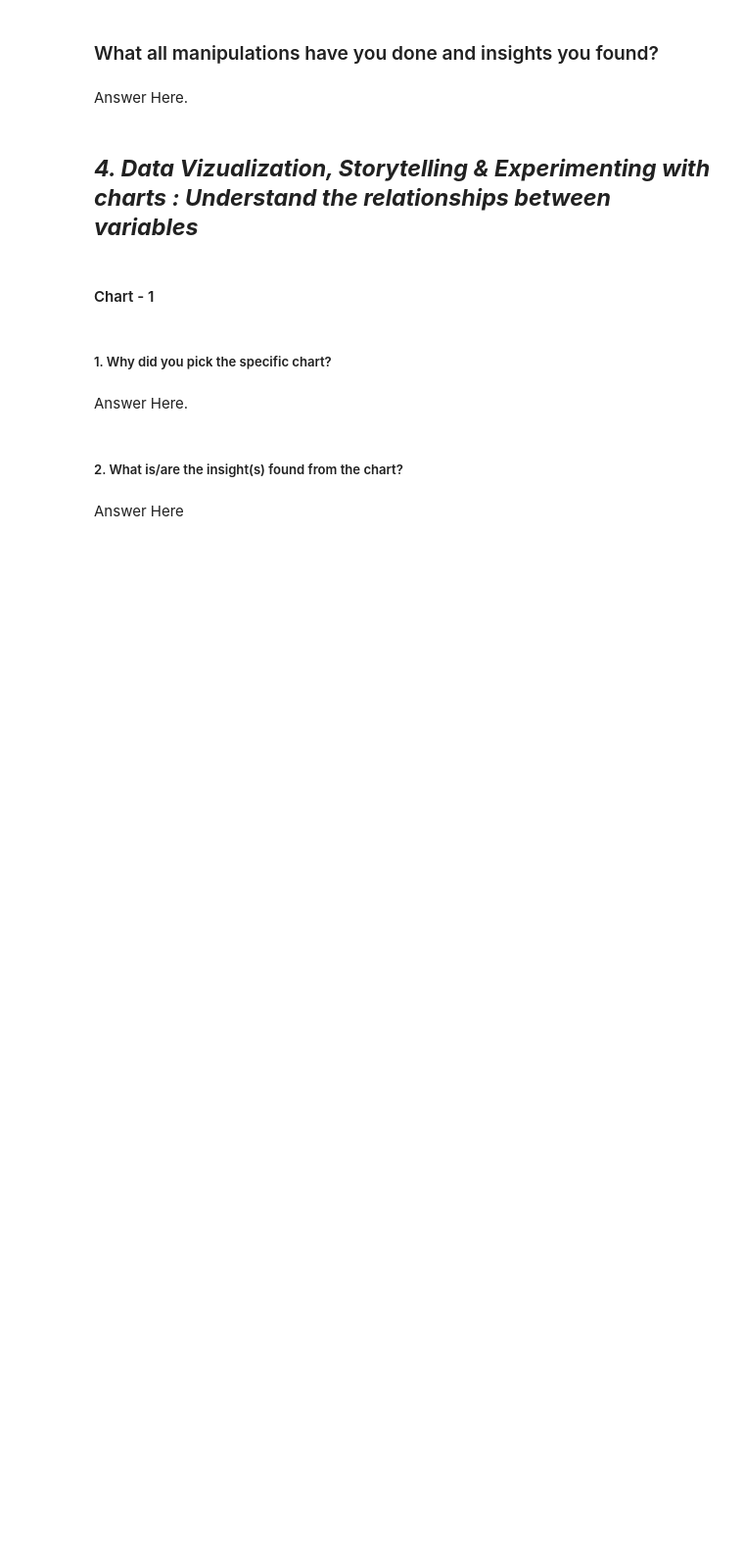
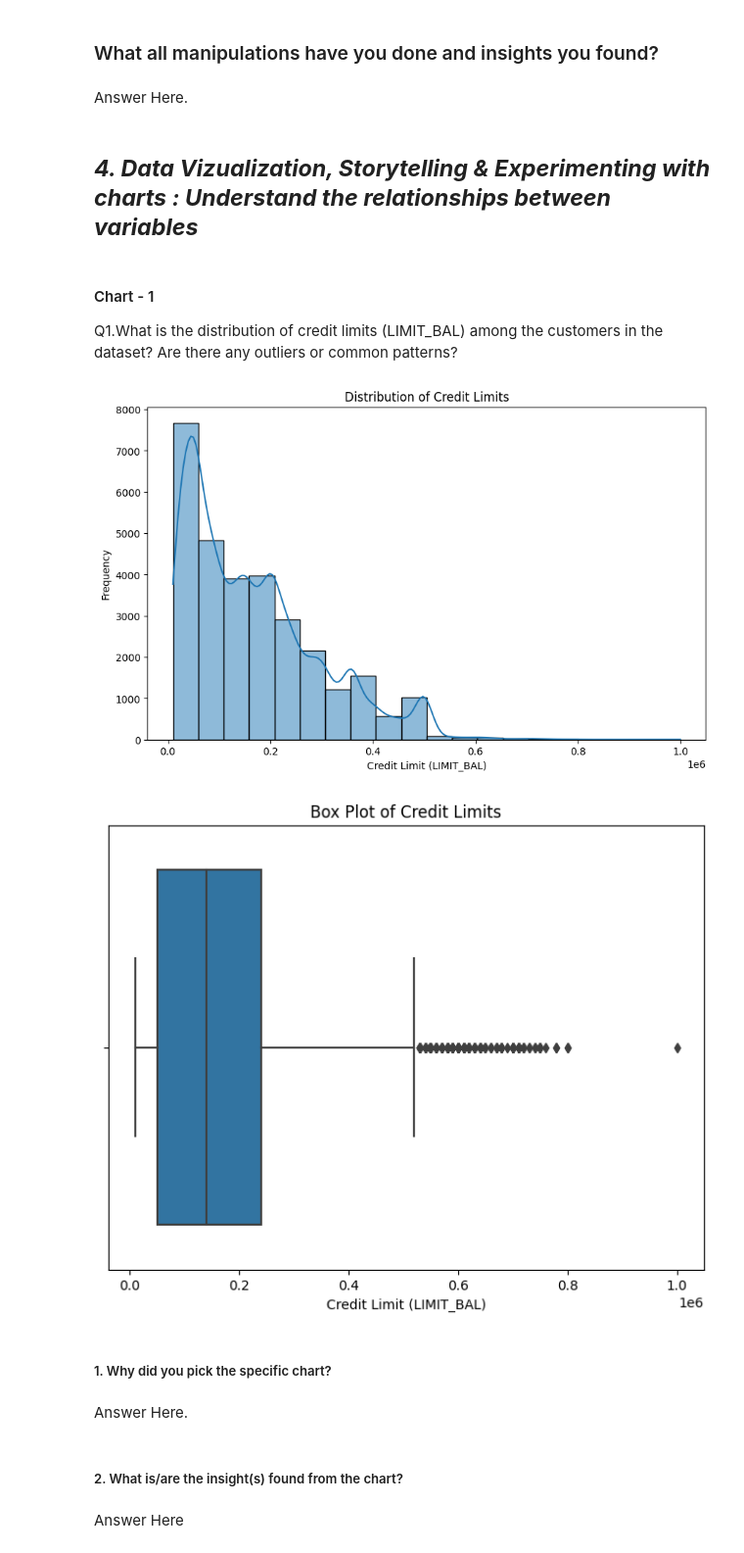
Before and after one commit to Jassibro/CREDIT-CARD-DEFAULT-PREDICTION, a Jupyter notebook: CREDIT_CARD_DEFAULT_PREDICTION.ipynb, the cells around one changed output. Shown at 98% size. Cells and saved outputs as stored; diff of their text form; code cells hidden in the pictures; blank space fills up the shorter version.

```diff
--- a/CREDIT_CARD_DEFAULT_PREDICTION.ipynb
+++ b/CREDIT_CARD_DEFAULT_PREDICTION.ipynb
@@ -166,0 +243,4 @@ Answer Here
+# %%
+fil = (df['EDUCATION'] == 5) | (df['EDUCATION'] == 6) | (df['EDUCATION'] == 0)
+df.loc[fil, 'EDUCATION'] = 4
+df['EDUCATION'].value_counts()
@@ -166,0 +263,4 @@ Answer Here
+# %%
+fil = df['MARRIAGE'] == 0
+df.loc[fil, 'MARRIAGE'] = 3
+df['MARRIAGE'].value_counts()
@@ -170,5 +290,3 @@ Answer Here
 Answer Here.
 # %% [markdown]
 ## ***4. Data Vizualization, Storytelling & Experimenting with charts : Understand the relationships between variables***
-# %% [markdown]
-#### Chart - 1
@@ -177,3 +293,26 @@ Answer Here.
+# %% [markdown]
+#### Chart - 1
+Q1.What is the distribution of credit limits (LIMIT_BAL) among the customers in the dataset? Are there any outliers or common patterns?
+# %%
+# Chart - 1 visualization code
+
+# Histogram
+plt.figure(figsize=(10, 6))
+sns.histplot(df['LIMIT_BAL'], bins=20, kde=True)
+plt.xlabel('Credit Limit (LIMIT_BAL)')
+plt.ylabel('Frequency')
+plt.title('Distribution of Credit Limits')
+plt.show()
+
+# Box plot
+plt.figure(figsize=(8, 6))
+sns.boxplot(x='LIMIT_BAL', data=df)
+plt.xlabel('Credit Limit (LIMIT_BAL)')
+plt.title('Box Plot of Credit Limits')
+plt.show()
+# %% [output]
+[figure, added]
+[figure, added]
 # %% [markdown]
 ##### 1. Why did you pick the specific chart?
 # %% [markdown]
```
Also changed, not shown: parts of 112 cells of this notebook.
